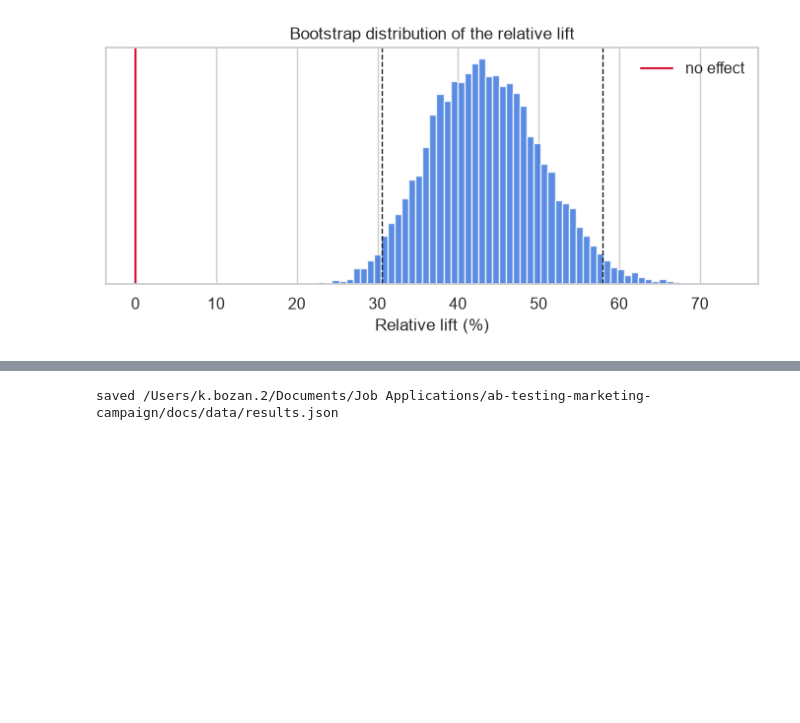
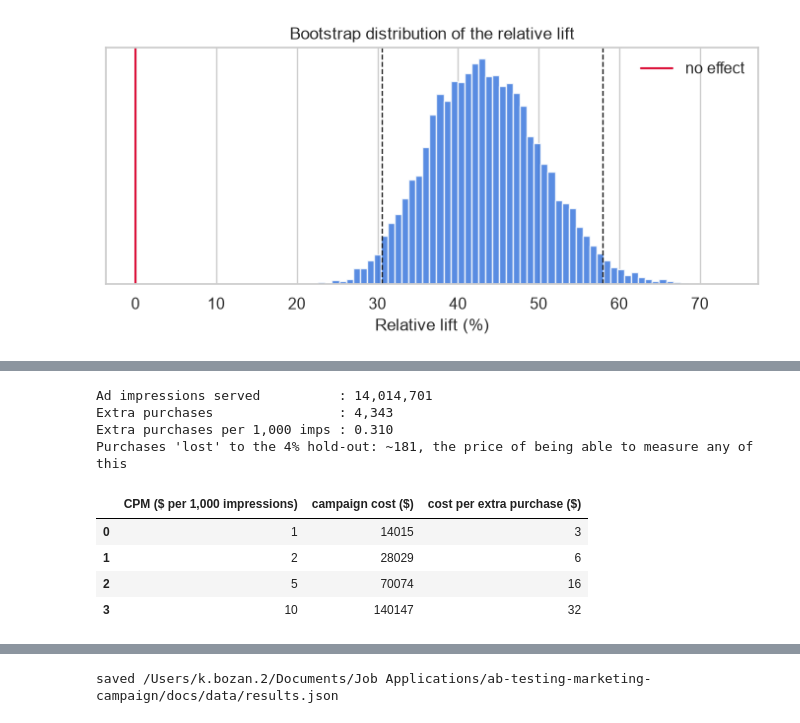
Before and after one commit to kubrabozan/ab-testing-marketing-campaign, a Jupyter notebook: notebooks/ab_test_analysis.ipynb, the cells around one changed output, grey strips where cells are left out. Saved outputs shown, nothing was run; the diff lists cells and outputs as text; code cells hidden in the pictures; blank space fills up the shorter version.

```diff
--- a/notebooks/ab_test_analysis.ipynb
+++ b/notebooks/ab_test_analysis.ipynb
@@ -180,15 +157,18 @@ and a follow-up experiment that randomises *how many* ads people see could find
 # %%
 c, t = summary.loc["psa"], summary.loc["ad"]
 z = ztest_props(int(c.conversions), int(c.users), int(t.conversions), int(t.users))
-
 chi2, p_chi, *_ = stats.chi2_contingency(pd.crosstab(df["test_group"], df["converted"]), correction=False)
+incremental_total = z.abs_diff * t.users
 
 print(f"Control rate     : {z.rate_control:.4%}")
 print(f"Test rate        : {z.rate_test:.4%}")
 print(f"Absolute uplift  : {z.abs_diff * 100:+.3f} pp  (95% CI {z.ci_low * 100:.3f} to {z.ci_high * 100:.3f} pp)")
 print(f"Relative lift    : {z.rel_lift:+.1%}")
-print(f"z = {z.z:.2f}, p = {z.p_value:.2e}")
-print(f"chi-square check : chi2 = {chi2:.2f} (= z² = {z.z**2:.2f}), p = {p_chi:.2e}")
+print(f"z = {z.z:.2f}, p = {z.p_value:.2e}   (chi-square check: chi2 = {chi2:.2f} = z²)")
+print()
+print(f"In plain words: if the ad had no effect, a gap this large would happen by chance {plain_p(z.p_value)} times.")
+print(f"Purchases caused by the campaign: ~{incremental_total:,.0f} "
+      f"(95% CI {z.ci_low * t.users:,.0f} – {z.ci_high * t.users:,.0f})")
 # %% [output]
 Control rate     : 1.7854%
 Test rate        : 2.5547%
@@ -269,0 +251,24 @@ Does the ad work on every day? Testing 7 days means 7 tests, and at α = 0.05 th
+# %%
+impressions = int(df.loc[df.test_group == "ad", "total_ads"].sum())
+inc_per_1000 = incremental_total / impressions * 1000
+
+breakeven = pd.DataFrame({"CPM ($ per 1,000 impressions)": [1, 2, 5, 10]})
+breakeven["campaign cost ($)"] = breakeven.iloc[:, 0] * impressions / 1000
+breakeven["cost per extra purchase ($)"] = breakeven.iloc[:, 0] / inc_per_1000
+holdout_cost = z.abs_diff * c.users
+
+print(f"Ad impressions served          : {impressions:,}")
+print(f"Extra purchases                : {incremental_total:,.0f}")
+print(f"Extra purchases per 1,000 imps : {inc_per_1000:.3f}")
+print(f"Purchases 'lost' to the 4% hold-out: ~{holdout_cost:,.0f}, the price of being able to measure any of this")
+breakeven.round(0).astype(int)
+# %% [output]
+Ad impressions served          : 14,014,701
+Extra purchases                : 4,343
+Extra purchases per 1,000 imps : 0.310
+Purchases 'lost' to the 4% hold-out: ~181, the price of being able to measure any of this
+|  | CPM ($ per 1,000 impressions) | campaign cost ($) | cost per extra purchase ($) |
+| 0 | 1 | 14015 | 3 |
+| 1 | 2 | 28029 | 6 |
+| 2 | 5 | 70074 | 16 |
+| 3 | 10 | 140147 | 32 |
```
Also changed, not shown: parts of 38 cells of this notebook, 5 other files.
